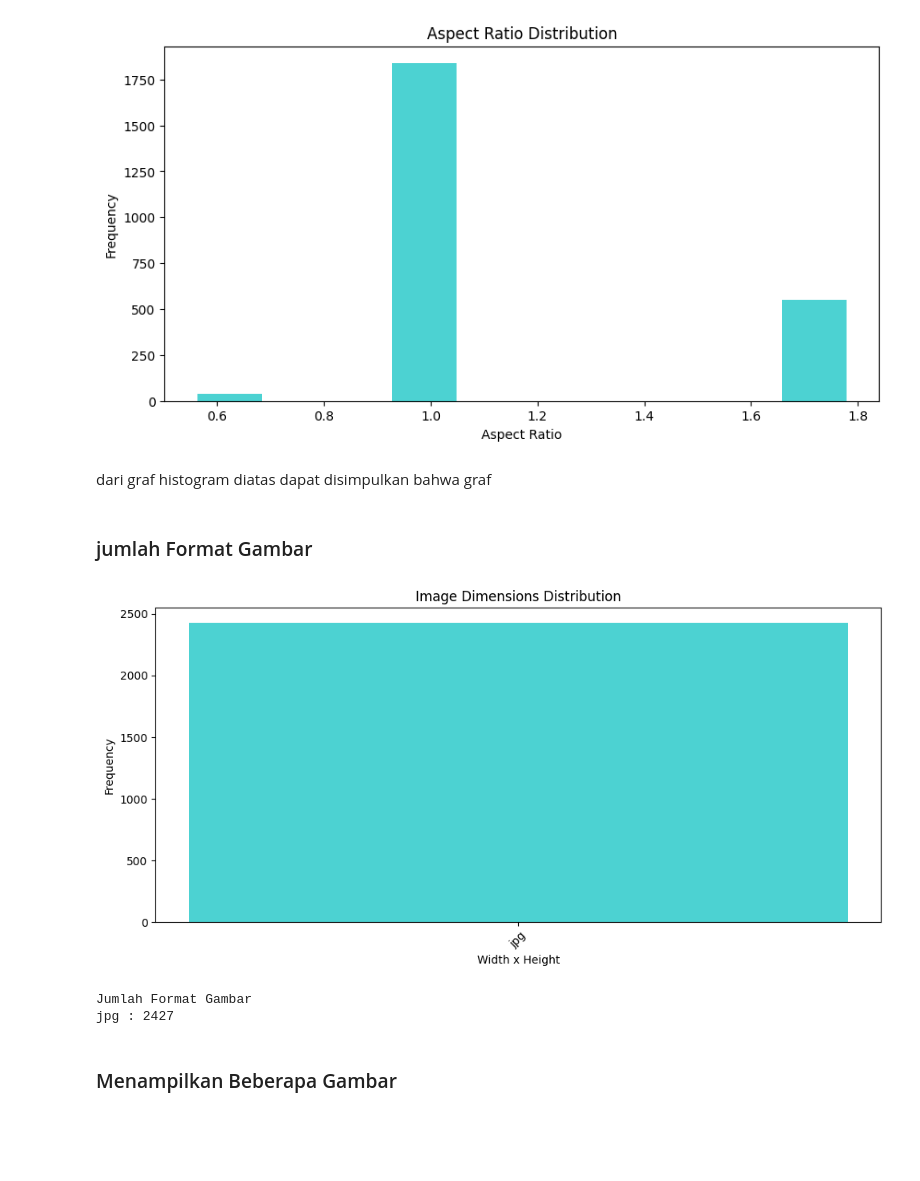
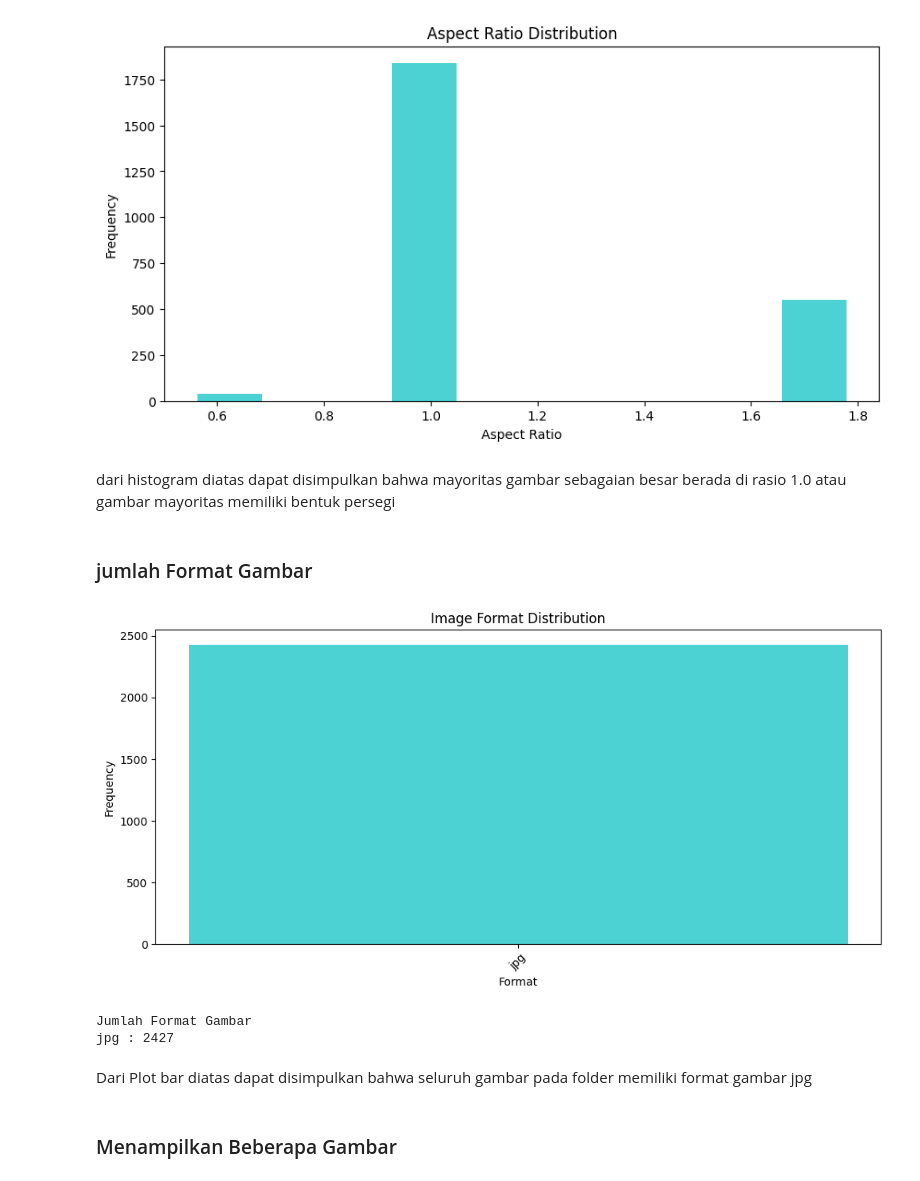
Before and after one commit to Padmanaba231/AI_LAB_PROJECT, a Jupyter notebook: Data_Exploration.ipynb, the cells around one changed output. Cells and saved outputs as stored; diff of their text form; code cells hidden in the pictures; blank space fills up the shorter version.

```diff
--- a/Data_Exploration.ipynb
+++ b/Data_Exploration.ipynb
@@ -134,34 +134,36 @@ Jumlah aspect ratio setiap gambar :
 1.7777777777777777 : 506
 1.7791666666666666 : 44
 [figure]
-# %% [markdown]
-dari graf histogram diatas dapat disimpulkan bahwa graf
+# %% [markdown]
+dari histogram diatas dapat disimpulkan bahwa mayoritas gambar sebagaian besar berada di rasio 1.0 atau gambar mayoritas memiliki bentuk persegi
 # %% [markdown]
 ### jumlah Format Gambar
 # %%
 #jumlah format gambar
 format_counts = Counter(formats)
 
 labels = list(format_counts.keys())
 counts = list(format_counts.values())
 
 # bar chart
 plt.figure(figsize=(10, 5))
 plt.bar(labels, counts, color='c', alpha=0.7)
-plt.title('Image Dimensions Distribution')
-plt.xlabel('Width x Height')
+plt.title('Image Format Distribution')
+plt.xlabel('Format')
 plt.ylabel('Frequency')
 plt.xticks(rotation=45)
 plt.tight_layout()
 plt.show()
 
 print('Jumlah Format Gambar')
 for format, counts in format_counts.items():
   print(f'{format} : {counts}')
 # %% [output]
-[figure, old version]
+[figure, new version]
 Jumlah Format Gambar
 jpg : 2427
+# %% [markdown]
+Dari Plot bar diatas dapat disimpulkan bahwa seluruh gambar pada folder memiliki format gambar jpg
 # %% [markdown]
 ### Menampilkan Beberapa Gambar
 # %%
```
Also changed, not shown: parts of 6 cells of this notebook.
